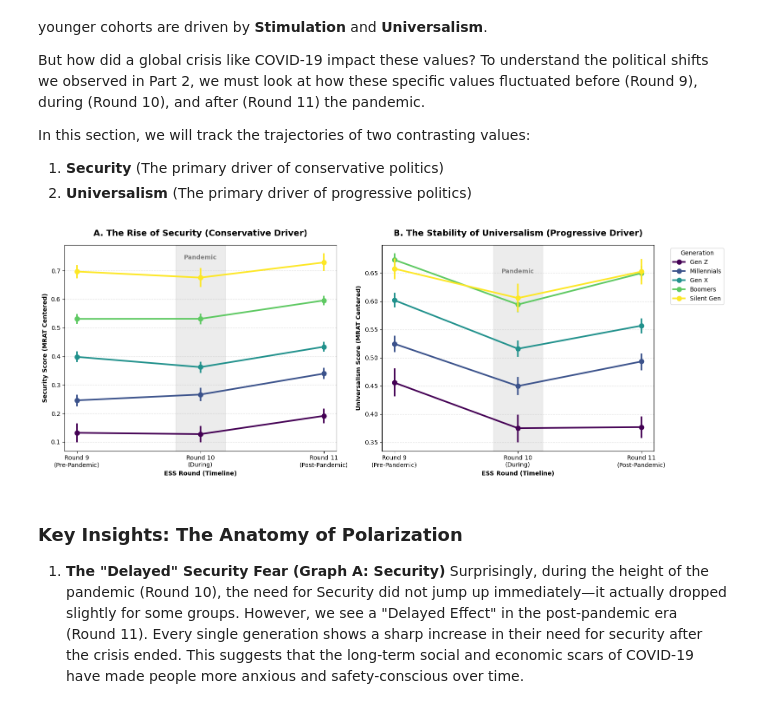
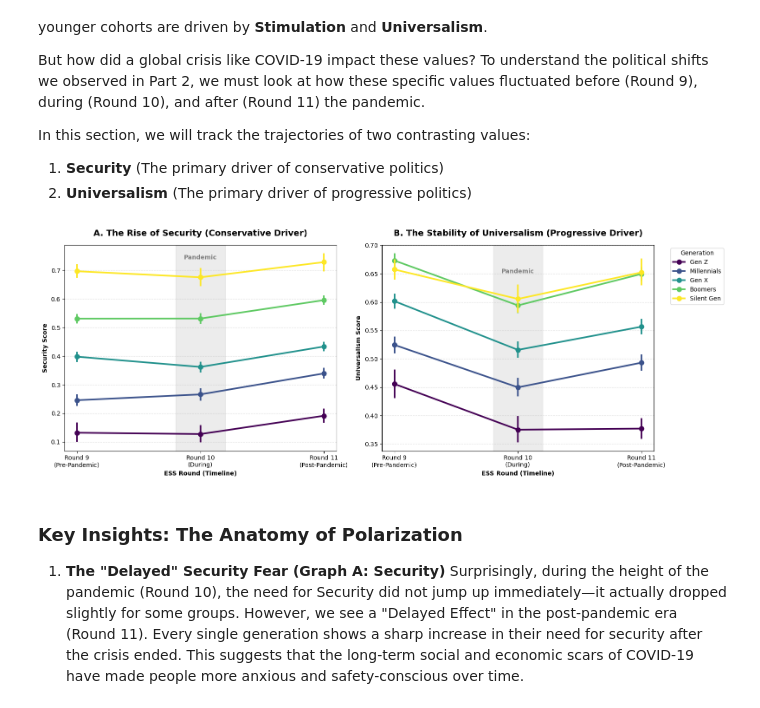
Before and after one commit to CU-S26-MSDSSB-DSCI-01-DataScienceLab/DataScienceLab_HumanValues, a Jupyter notebook: Q2_Tayaphon.ipynb, the cells around one changed output. Cells and saved outputs as stored; diff of their text form; code cells hidden in the pictures.

```diff
--- a/Q2_Tayaphon.ipynb
+++ b/Q2_Tayaphon.ipynb
@@ -267,36 +266,36 @@ fig, axes = plt.subplots(1, 2, figsize=(16, 6))
 sns.pointplot(
     data=df, x='essround', y='Security_centered',
     hue='generation', hue_order=gen_order, palette=gen_colors, markers='o', ax=axes[0]
 )
 axes[0].axvspan(0.8, 1.2, color='gray', alpha=0.15) # Highlight Round 10
 axes[0].text(1, axes[0].get_ylim()[1] - 0.05, 'Pandemic', ha='center', color='gray', fontweight='bold')
 axes[0].set_title('A. The Rise of Security (Conservative Driver)', fontsize=14, fontweight='bold', pad=15)
 axes[0].set_xlabel('ESS Round (Timeline)', fontweight='bold')
-axes[0].set_ylabel('Security Score (MRAT Centered)', fontweight='bold')
+axes[0].set_ylabel('Security Score', fontweight='bold')
 axes[0].set_xticks(ticks=[0, 1, 2], labels=['Round 9\n(Pre-Pandemic)', 'Round 10\n(During)', 'Round 11\n(Post-Pandemic)'])
 axes[0].grid(axis='y', linestyle='--', alpha=0.4)
 axes[0].get_legend().remove() # Remove legend from the first plot to avoid duplication
 
 # --- Plot 2: Universalism (Right) ---
 sns.pointplot(
     data=df, x='essround', y='Universalism_centered',
     hue='generation', hue_order=gen_order, palette=gen_colors, markers='o', ax=axes[1]
 )
 axes[1].axvspan(0.8, 1.2, color='gray', alpha=0.15) # Highlight Round 10
 axes[1].text(1, axes[1].get_ylim()[1] - 0.05, 'Pandemic', ha='center', color='gray', fontweight='bold')
 axes[1].set_title('B. The Stability of Universalism (Progressive Driver)', fontsize=14, fontweight='bold', pad=15)
 axes[1].set_xlabel('ESS Round (Timeline)', fontweight='bold')
-axes[1].set_ylabel('Universalism Score (MRAT Centered)', fontweight='bold')
+axes[1].set_ylabel('Universalism Score', fontweight='bold')
 axes[1].set_xticks(ticks=[0, 1, 2], labels=['Round 9\n(Pre-Pandemic)', 'Round 10\n(During)', 'Round 11\n(Post-Pandemic)'])
 axes[1].grid(axis='y', linestyle='--', alpha=0.4)
 
 # Place the legend outside the second plot
 axes[1].legend(title='Generation', bbox_to_anchor=(1.05, 1), loc='upper left')
 
 plt.tight_layout()
 plt.show()
 # %% [output]
-[figure, old version]
+[figure, new version]
 # %% [markdown]
 ### Key Insights: The Anatomy of Polarization
 
```
Also changed, not shown: parts of 3 cells of this notebook, 1 other file.
